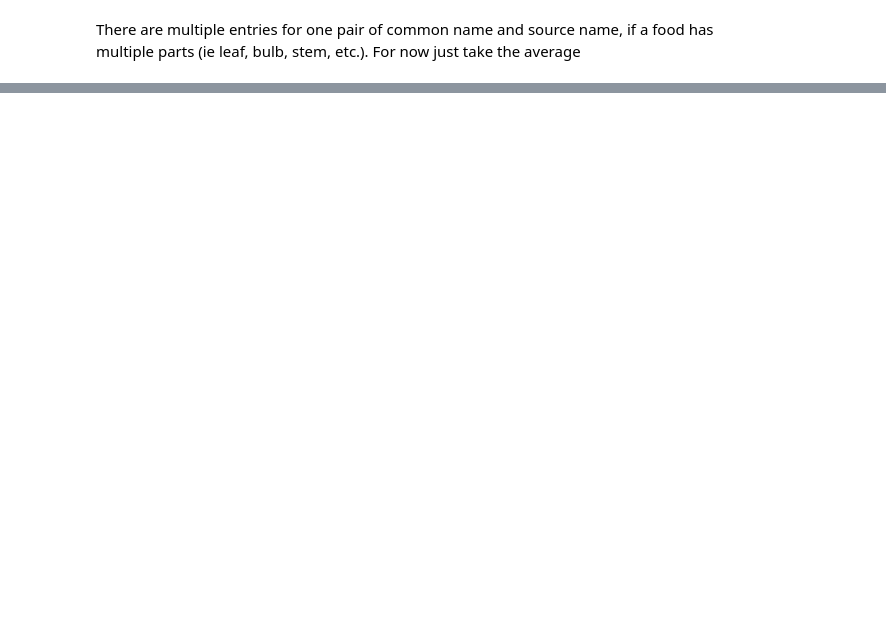
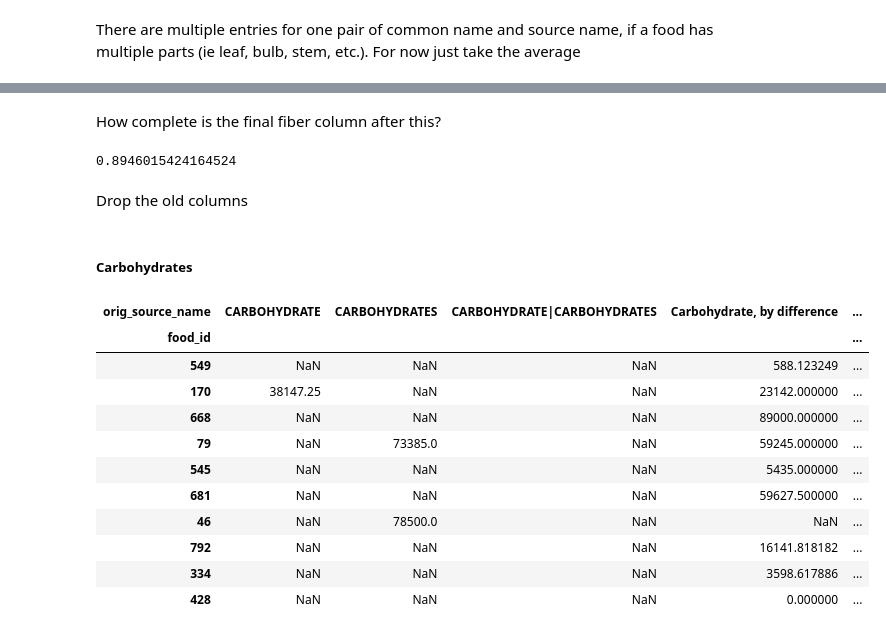
Before and after one commit to g-simmons/infovisfinal, a Jupyter notebook: ipynb/preprocessing.ipynb, the cells around one changed output, grey strips where cells are left out. Drawn from its saved outputs; the diff is of its cells as text; code cells hidden in the pictures; blank space fills up the shorter version.

Commit message:
clean up macronutrient columns

```diff
--- a/ipynb/preprocessing.ipynb
+++ b/ipynb/preprocessing.ipynb
@@ -14,8 +16,6 @@ foods.food_group = foods.food_group.replace('Herbs and spices','Herbs and Spices
 # %%
 contents_orig = pd.read_csv('../data/foodb_2017_06_29_csv/contents.csv',encoding='ANSI',error_bad_lines=False)
 contents_keep_cols = ['orig_food_common_name','orig_food_id','orig_source_id','orig_source_name','source_type','standard_content']
-contents = contents_orig[contents_keep_cols]
-contents = contents.rename(columns={'orig_food_common_name':'food_name','orig_source_name':'chem_name'})
 # %% [output]
 b'Skipping line 2781: expected 24 fields, saw 26\nSkipping line 3227: expected 24 fields, saw 25\nSkipping line 3228: expected 24 fields, saw 25\nSkipping line 3229: expected 24 fields, saw 25\nSkippi ...
 b'Skipping line 39412: expected 24 fields, saw 25\nSkipping line 39413: expected 24 fields, saw 25\nSkipping line 39414: expected 24 fields, saw 25\nSkipping line 39415: expected 24 fields, saw 25\nSk ...
@@ -42,0 +86,2 @@ contents_compounds_ct = pd.crosstab(index=contents_orig_compounds['food_id'],col
+# %%
+contents_nutrients_ct = contents_nutrients_ct.drop('Fiber, total dietary (AOAC)',axis=1)
@@ -42,0 +90,36 @@ contents_compounds_ct = pd.crosstab(index=contents_orig_compounds['food_id'],col
+# %%
+fiber_d = (~contents_nutrients_ct['Fiber, dietary'].isna())
+fiber_td = (~contents_nutrients_ct['Fiber, total dietary'].isna())
+both = fiber_d & fiber_td
+contents_nutrients_ct.loc[both,'Fiber'] = contents_nutrients_ct.loc[both,['Fiber, dietary','Fiber, total dietary']].mean(axis=1)
+contents_nutrients_ct.loc[fiber_d & ~both,'Fiber'] = contents_nutrients_ct.loc[fiber_d & ~both,'Fiber, dietary']
+contents_nutrients_ct.loc[fiber_td & ~both,'Fiber'] = contents_nutrients_ct.loc[fiber_td & ~both,'Fiber, total dietary']
+# %% [markdown]
+How complete is the final fiber column after this?
+# %%
+sum((~contents_nutrients_ct['Fiber'].isna()))/len(contents_nutrients_ct['Fiber'])
+# %% [output]
+0.8946015424164524
+# %% [markdown]
+Drop the old columns
+# %%
+contents_nutrients_ct = contents_nutrients_ct.drop(['Fiber, dietary','Fiber, total dietary'],axis=1)
+# %% [markdown]
+##### Carbohydrates
+# %%
+carb_cols = [col for col in contents_nutrients_ct.columns if 'carb' in col or 'CARB' in col or 'Carb' in col]
+
+contents_nutrients_ct[carb_cols].sample(10)
+# %% [output]
+| orig_source_name | CARBOHYDRATE | CARBOHYDRATES | CARBOHYDRATE|CARBOHYDRATES | Carbohydrate, by difference | ... |
+| food_id |  |  |  |  | ... |
+| 549 | NaN | NaN | NaN | 588.123249 | ... |
+| 170 | 38147.25 | NaN | NaN | 23142.000000 | ... |
+| 668 | NaN | NaN | NaN | 89000.000000 | ... |
+| 79 | NaN | 73385.0 | NaN | 59245.000000 | ... |
+| 545 | NaN | NaN | NaN | 5435.000000 | ... |
+| 681 | NaN | NaN | NaN | 59627.500000 | ... |
+| 46 | NaN | 78500.0 | NaN | NaN | ... |
+| 792 | NaN | NaN | NaN | 16141.818182 | ... |
+| 334 | NaN | NaN | NaN | 3598.617886 | ... |
+| 428 | NaN | NaN | NaN | 0.000000 | ... |
```
Also changed, not shown: parts of 57 cells of this notebook, 3 other files.
